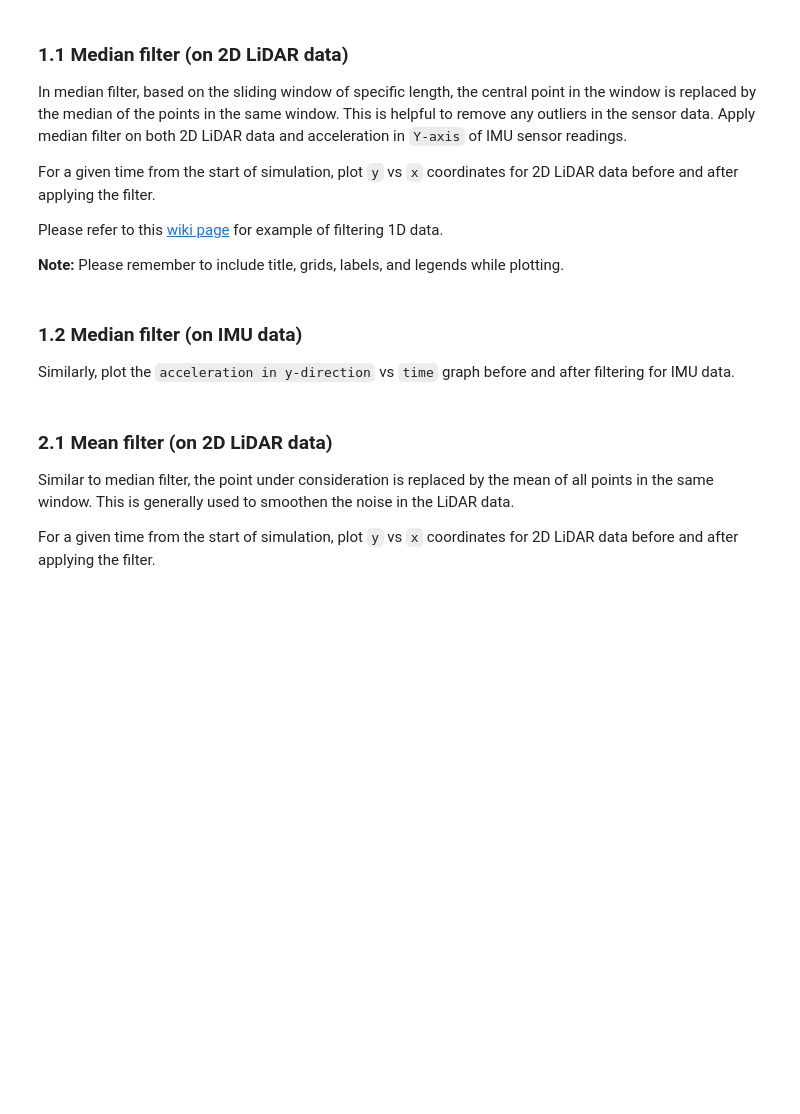
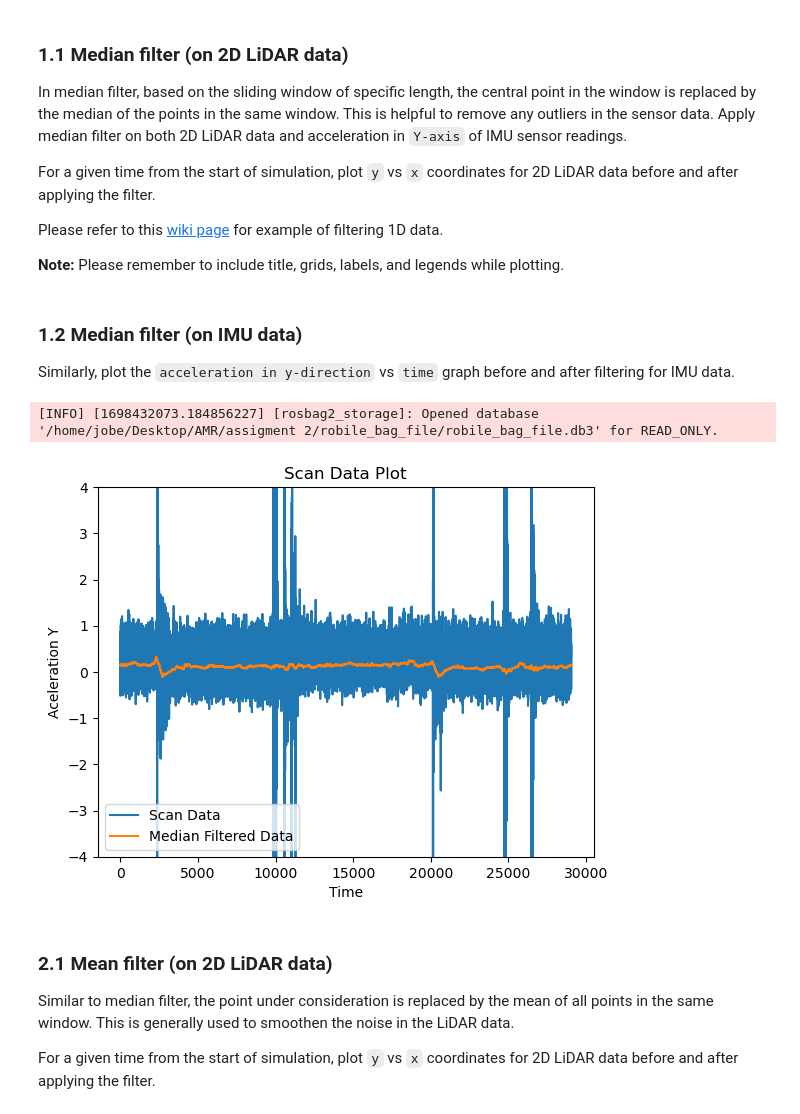
Before and after one commit to Elektra-V/AMR-Assignment, a Jupyter notebook: AMR_WS23_Assignment02_worksheet.ipynb, the cells around one changed output. Saved outputs shown, nothing was run; the diff lists cells and outputs as text; code cells hidden in the pictures; blank space fills up the shorter version.

Commit message:
imu data flter

```diff
--- a/AMR_WS23_Assignment02_worksheet.ipynb
+++ b/AMR_WS23_Assignment02_worksheet.ipynb
@@ -179,8 +181,77 @@ Please refer to this [wiki page](https://en.wikipedia.org/wiki/Median_filter) fo
 
 Similarly, plot the `acceleration in y-direction` vs `time` graph before and after filtering for IMU data.
 # %%
-# YOUR CODE HERE
-raise NotImplementedError()
+import rclpy
+import rosbag2_py
+from rosbag2_py import StorageOptions, ConverterOptions, SequentialReader
+from rclpy.serialization import deserialize_message
+
+from sensor_msgs.msg import LaserScan
+from sensor_msgs.msg import PointCloud2
+from sensor_msgs.msg import Image
+from tf2_msgs.msg import TFMessage
+from sensor_msgs.msg import Imu
+from collections import deque
+from scipy import ndimage
+
+
+import tf2_ros
+import tf_transformations
+from geometry_msgs.msg import Quaternion
+
+import pandas as pd
+import numpy as np
+import matplotlib.pyplot as plt
+
+bag_file_path = '/home/jobe/Desktop/AMR/assigment 2/robile_bag_file/robile_bag_file.db3'
+scan_topic_name = '/scan'
+imu_topic_name = "/imu"
+
+# Configure storage and converter options.
+storage_options = StorageOptions(uri=bag_file_path,storage_id="sqlite3")
+converter_options = ConverterOptions(input_serialization_format="cdr", output_serialization_format="cdr")
+# Initialize SequentialReader.
+
+reader = SequentialReader()
+reader.open(storage_options, converter_options)
+
+# Find and store the first set of scan data.
+
+acel_y=[]
+num_elements=deque(maxlen=400)
+
+while reader.has_next():
+
+    (topic, data, _) = reader.read_next()
+    if topic == imu_topic_name:
+        # Deserialize message into LaserScan.
+        imu_data = deserialize_message(data, Imu())
+        aceleration_y = imu_data.linear_acceleration.y
+        acel_y=np.append(acel_y, aceleration_y)
+
+
+
+#Filter with scipy
+median_filter_acel = ndimage.median_filter(acel_y, size=400)
+
+
+
+
+# raise NotImplementedError()
+
+plt.figure()
+plt.ylim(-4,4)
+plt.plot(acel_y, label='Scan Data')
+plt.plot(median_filter_acel, label="Median Filtered Data")
+plt.xlabel('Time')
+plt.ylabel('Aceleration Y')
+plt.title('Scan Data Plot')
+plt.legend()
+plt.show()
+#raise NotImplementedError()
+# %% [output]
+[INFO] [1698432073.184856227] [rosbag2_storage]: Opened database '/home/jobe/Desktop/AMR/assigment 2/robile_bag_file/robile_bag_file.db3' for READ_ONLY.
+[figure, added]
 # %% [markdown]
 
 
```
Also changed, not shown: parts of 2 cells of this notebook.
